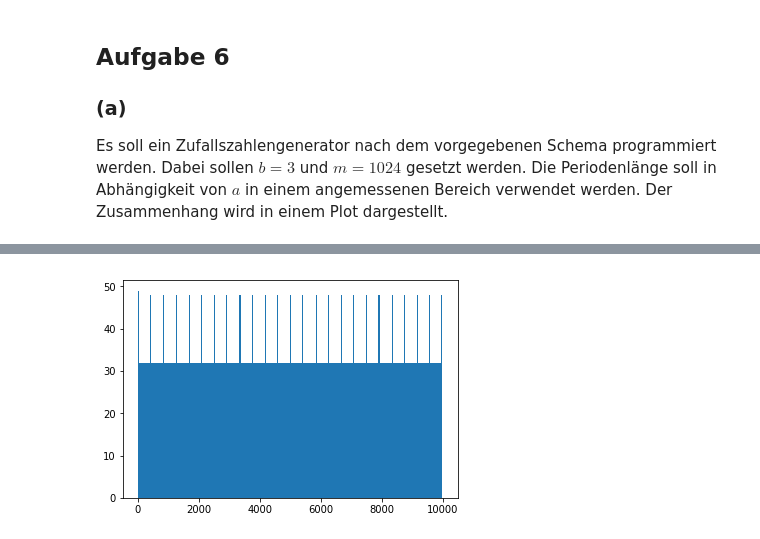
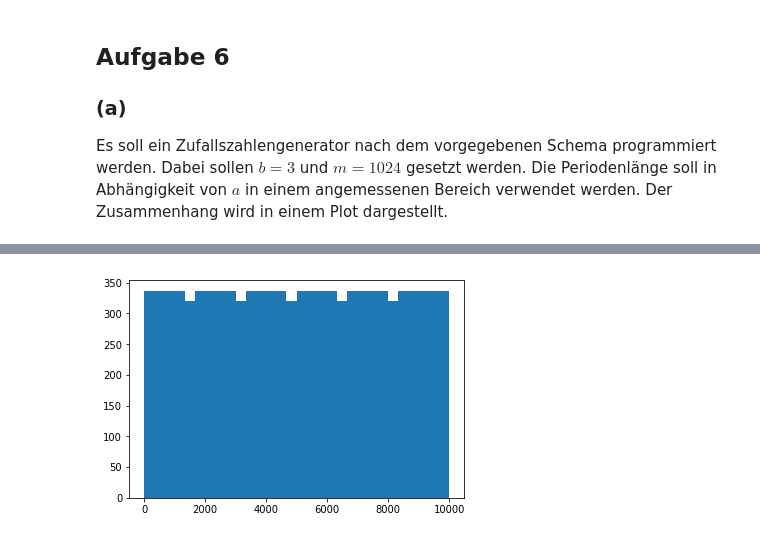
Before and after one commit to jpwgnr/SMD_Abgaben, a Jupyter notebook: Blatt3_Schubert_Herdieckerhoff_Overhoff/Blatt3.ipynb, the cells around one changed output, grey strips where cells are left out. Drawn from its saved outputs; the diff is of its cells as text; code cells hidden in the pictures.

```diff
--- a/Blatt3_Schubert_Herdieckerhoff_Overhoff/Blatt3.ipynb
+++ b/Blatt3_Schubert_Herdieckerhoff_Overhoff/Blatt3.ipynb
@@ -118,12 +130,13 @@ None
 # %%
 def newlgc(n, seeed):
     x = np.array([seeed])
     for i in range(n):
         x = np.append(x, (1601*x[i]+3456)%10000)
     return x
 
-a = newlgc(10, 7) #verschiedene Seeeds testen, vielleicht for loop
-#plt.figure(6)
-plt.hist(a, bins= 300);
+a = newlgc(10001, 20) #verschiedene Seeeds testen?, vielleicht for loop
+b = newlgc(10001, 20)
+plt.figure(7)
+plt.hist(a, bins= 30);
 # %% [output]
-[figure, old version]
+[figure, new version]
```
Also changed, not shown: parts of 8 cells of this notebook.
